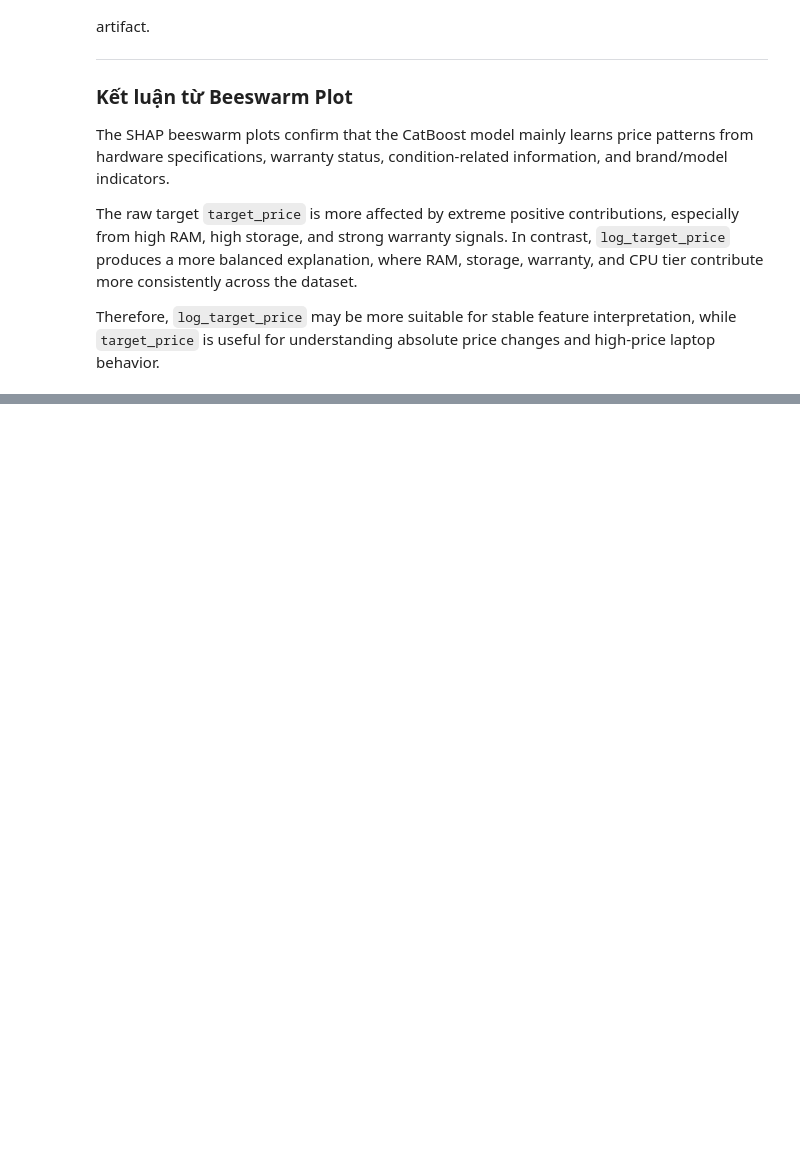
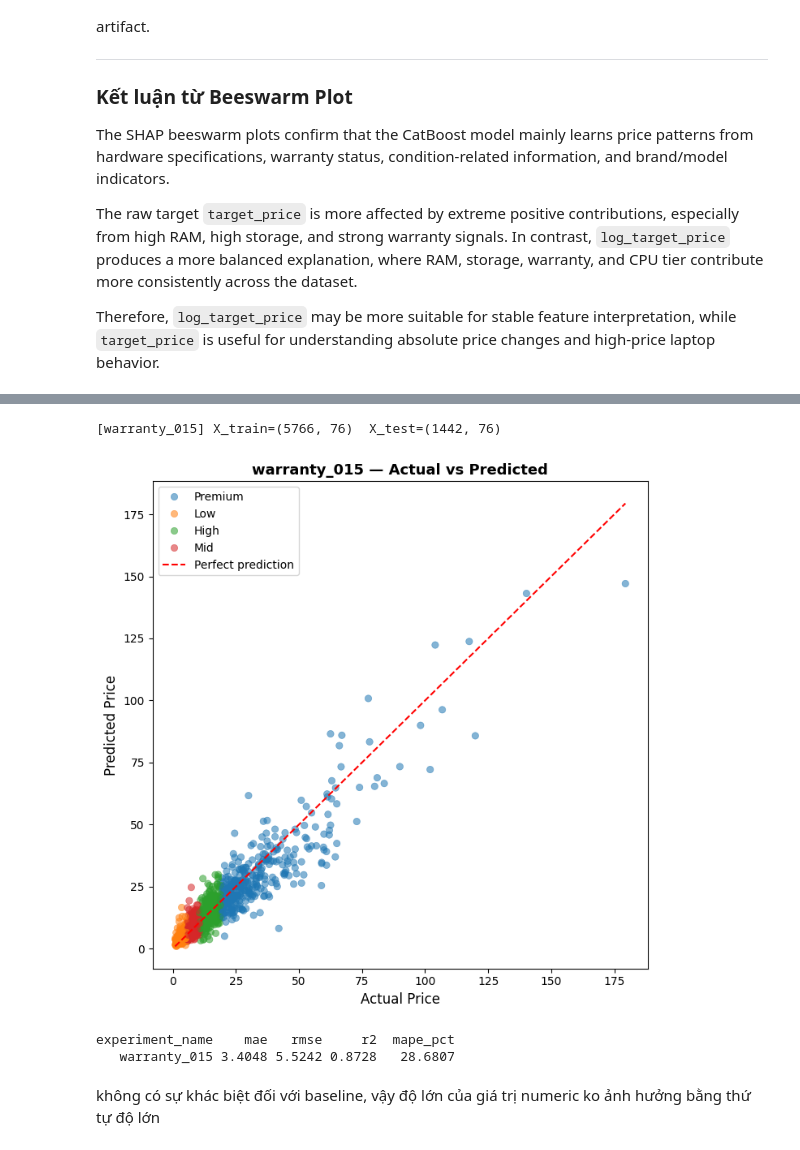
Before and after one commit to thisYui/Laptop-Price-Prediction, a Jupyter notebook: notebooks/modeling/11_feature_selection_and_ablation.ipynb, the cells around one changed output, grey strips where cells are left out. Drawn from its saved outputs; the diff is of its cells as text; code cells hidden in the pictures; blank space fills up the shorter version.

```diff
--- a/notebooks/modeling/11_feature_selection_and_ablation.ipynb
+++ b/notebooks/modeling/11_feature_selection_and_ablation.ipynb
@@ -2087,0 +2128,18 @@ TODO:
+# %%
+result_warranty_015, metrics_warranty_015 = run_experiment(
+    X=X_warranty_015,
+    y_log=y_log,
+    y_price=y_price,
+    train_idx=train_idx,
+    test_idx=test_idx,
+    seg_test=seg_test,
+    experiment_name="warranty_015",
+    plot=True,
+)
+# %% [output]
+[warranty_015] X_train=(5766, 76)  X_test=(1442, 76)
+[figure, added]
+experiment_name    mae   rmse     r2  mape_pct
+   warranty_015 3.4048 5.5242 0.8728   28.6807
+# %% [markdown]
+không có sự khác biệt đối với baseline, vậy độ lớn của giá trị numeric ko ảnh hưởng bằng thứ tự độ lớn
```
Also changed, not shown: parts of 40 cells of this notebook, 3 other files.
